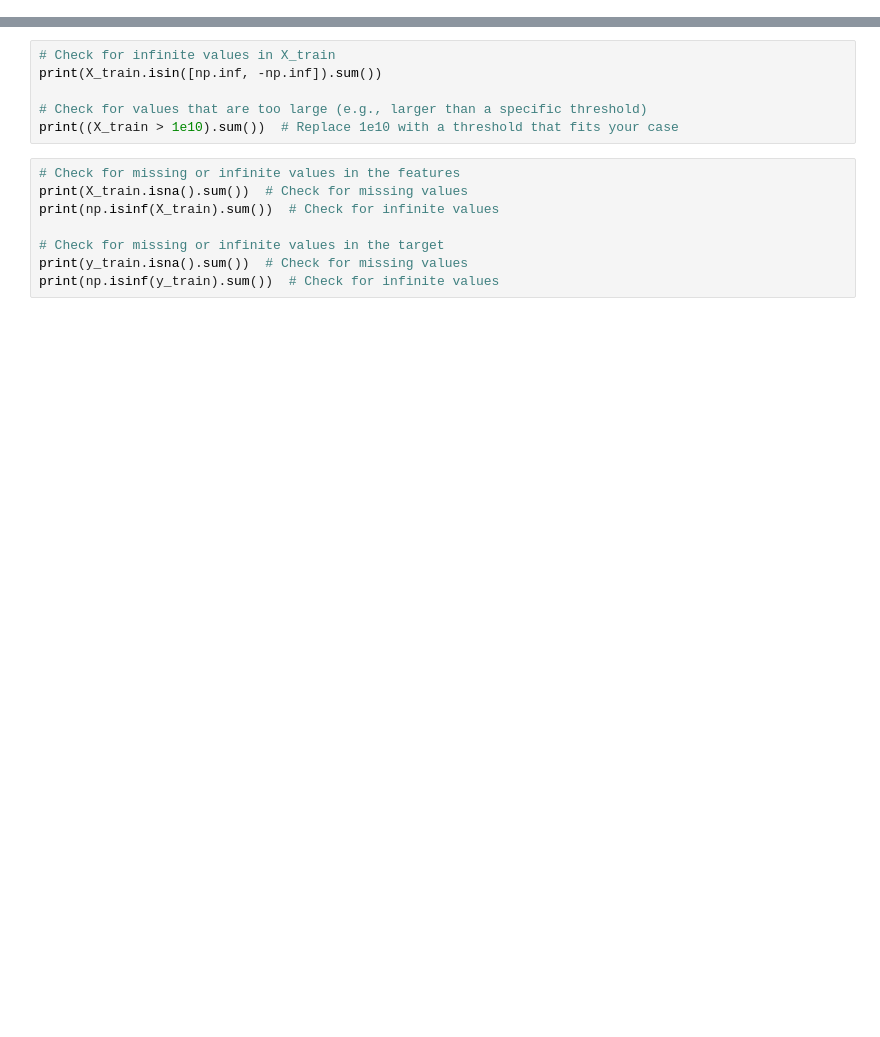
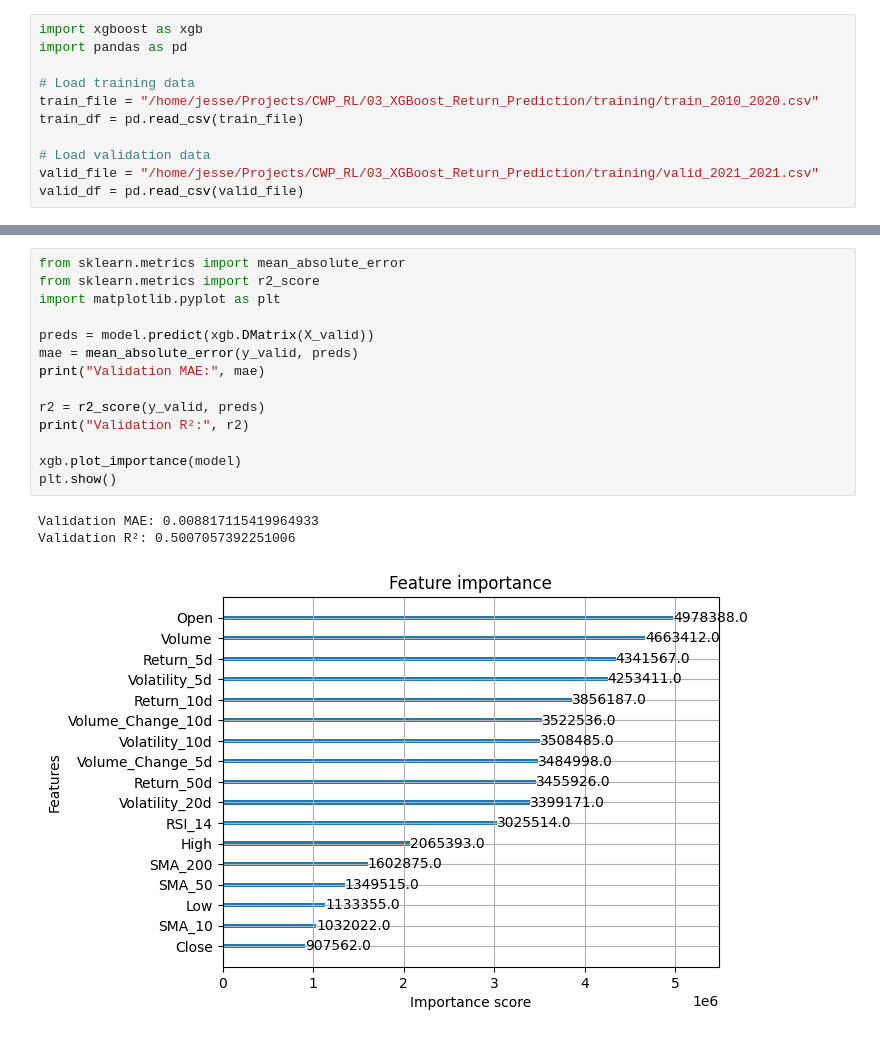
Before and after one commit to JesseLau24/CWP_RL, a Jupyter notebook: 03_XGBoost_Return_Prediction/002_XGBoost.ipynb, the cells around one changed output, grey strips where cells are left out. Drawn from its saved outputs; the diff is of its cells as text; blank space fills up the shorter version.

```diff
--- a/03_XGBoost_Return_Prediction/002_XGBoost.ipynb
+++ b/03_XGBoost_Return_Prediction/002_XGBoost.ipynb
@@ -223,0 +1,11 @@ valid_df.head(10)
+# %%
+import xgboost as xgb
+import pandas as pd
+
+# Load training data
+train_file = "/home/jesse/Projects/CWP_RL/03_XGBoost_Return_Prediction/training/train_2010_2020.csv"
+train_df = pd.read_csv(train_file)
+
+# Load validation data
+valid_file = "/home/jesse/Projects/CWP_RL/03_XGBoost_Return_Prediction/training/valid_2021_2021.csv"
+valid_df = pd.read_csv(valid_file)
@@ -304,14 +119,18 @@ Model trained successfully and saved at /home/jesse/Projects/CWP_RL/03_XGBoost_R
-# %%
-# Check for infinite values in X_train
-print(X_train.isin([np.inf, -np.inf]).sum())
-
-# Check for values that are too large (e.g., larger than a specific threshold)
-print((X_train > 1e10).sum())  # Replace 1e10 with a threshold that fits your case
-# %%
-# Check for missing or infinite values in the features
-print(X_train.isna().sum())  # Check for missing values
-print(np.isinf(X_train).sum())  # Check for infinite values
-
-# Check for missing or infinite values in the target
-print(y_train.isna().sum())  # Check for missing values
-print(np.isinf(y_train).sum())  # Check for infinite values
+# %%
+from sklearn.metrics import mean_absolute_error
+from sklearn.metrics import r2_score
+import matplotlib.pyplot as plt
+
+preds = model.predict(xgb.DMatrix(X_valid))
+mae = mean_absolute_error(y_valid, preds)
+print("Validation MAE:", mae)
+
+r2 = r2_score(y_valid, preds)
+print("Validation R²:", r2)
+
+xgb.plot_importance(model)
+plt.show()
+# %% [output]
+Validation MAE: 0.008817115419964933
+Validation R²: 0.5007057392251006
+[figure, added]
```
Also changed, not shown: parts of 12 cells of this notebook, 1 other file.
